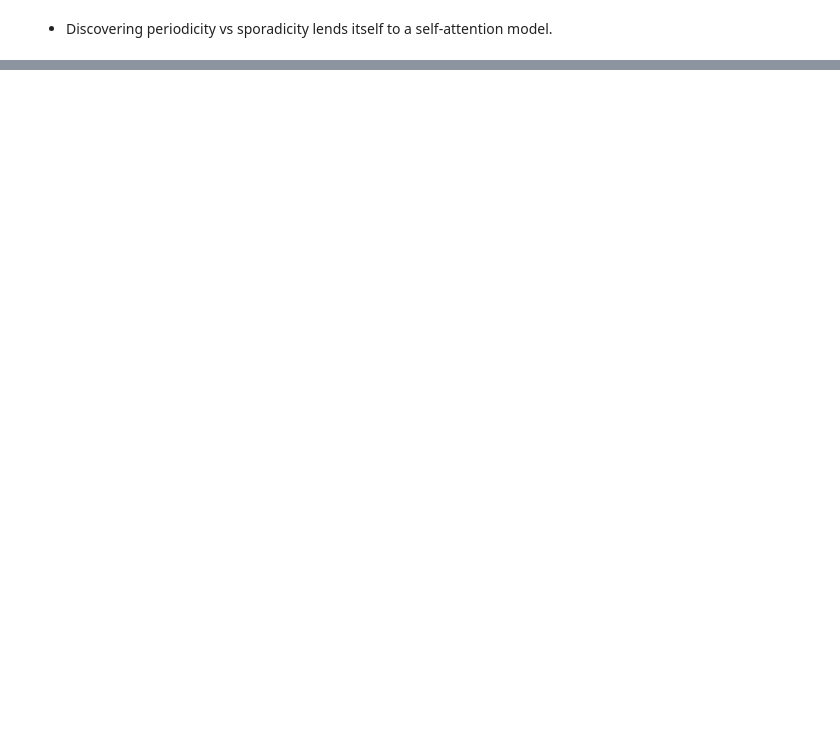
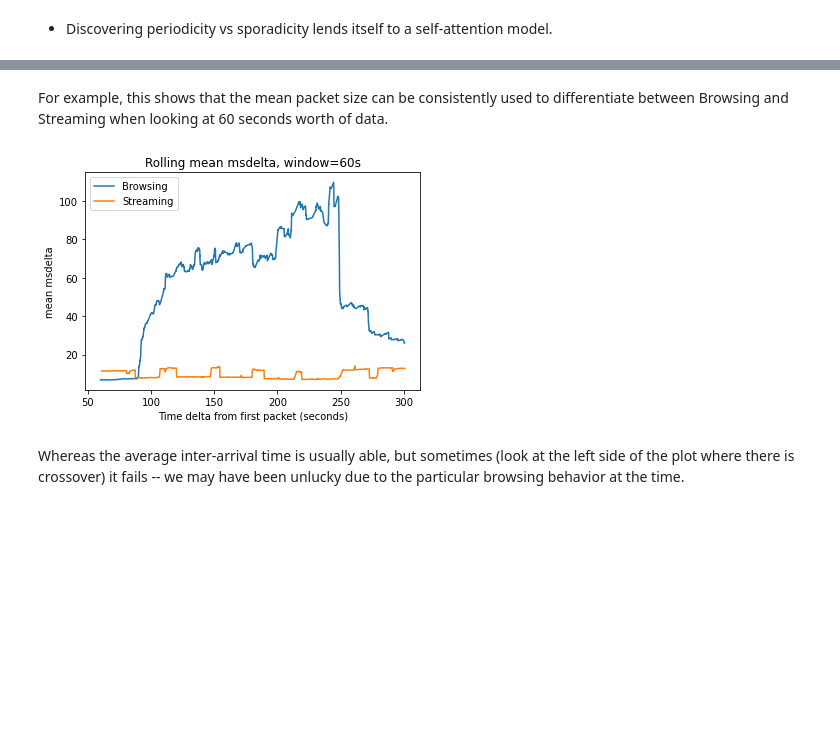
Before and after one commit to parkeraddison/flowpic-replication, a Jupyter notebook: notebooks/3_cleaning-and-features.ipynb, the cells around one changed output, grey strips where cells are left out. Drawn from its saved outputs; the diff is of its cells as text; code cells hidden in the pictures; blank space fills up the shorter version.

````diff
--- a/notebooks/3_cleaning-and-features.ipynb
+++ b/notebooks/3_cleaning-and-features.ipynb
@@ -578,3 +573,11 @@ It's worth noting that I'm unfamiliar with time-series models -- chances are we
+# %% [markdown]
+For example, this shows that the mean packet size can be consistently used to differentiate between Browsing and Streaming when looking at 60 seconds worth of data.
+# %%
+src.charts.compare_rolling(fb, fs, 'msdelta', 60, 'mean')
+# %% [output]
+[figure, added]
+# %% [markdown]
+Whereas the average inter-arrival time is usually able, but sometimes (look at the left side of the plot where there is crossover) it fails -- we may have been unlucky due to the particular browsing behavior at the time.
 # %% [markdown]
 ```
 
````
Also changed, not shown: parts of 7 cells of this notebook, 5 other files.
